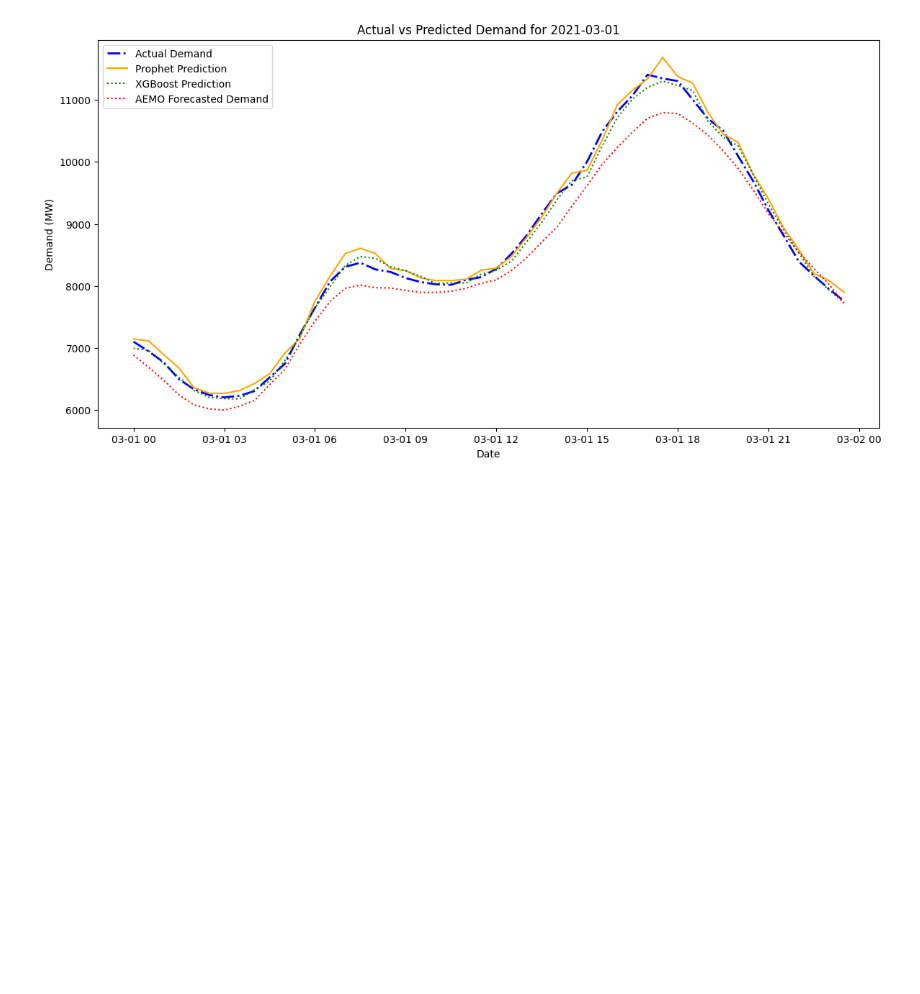
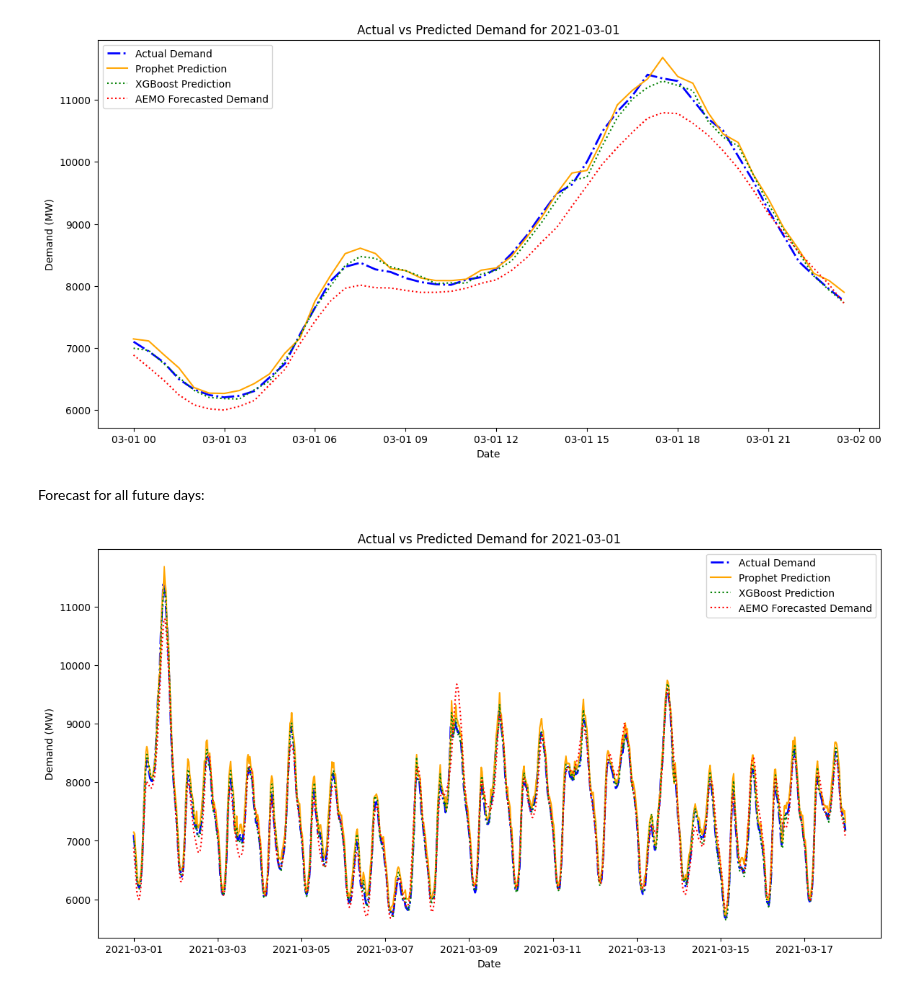
Before and after one commit to rushmila/Group3_ZZSC9020_electricity_demand_forecasting, a Jupyter notebook: src/4_Model_Prophet.ipynb, the cells around one changed output. Saved outputs shown, nothing was run; the diff lists cells and outputs as text; code cells hidden in the pictures; blank space fills up the shorter version.

```diff
--- a/src/4_Model_Prophet.ipynb
+++ b/src/4_Model_Prophet.ipynb
@@ -788,3 +835,20 @@ plt.legend()
 plt.show()
 # %% [output]
 [figure]
+# %% [markdown]
+Forecast for all future days:
+# %%
+#plot XGBoost vs Prophet for all future days
+plt.figure(figsize=(14, 7))
+
+plt.plot(final_forecast['DATETIME'], final_forecast['TOTALDEMAND'], label='Actual Demand', color='blue',linestyle='-.',linewidth=2)
+plt.plot(final_forecast['DATETIME'], final_forecast['PROPHETPREDICTION'], label='Prophet Prediction', color='orange')
+plt.plot(final_forecast['DATETIME'], final_forecast['XGBPREDICTION'], label='XGBoost Prediction', color='green',linestyle=':')
+plt.plot(final_forecast['DATETIME'], final_forecast['FORECASTDEMAND'], label='AEMO Forecasted Demand', color='red',linestyle=':')
+plt.xlabel('Date')
+plt.ylabel('Demand (MW)')
+plt.title('Actual vs Predicted Demand for 2021-03-01')
+plt.legend()
+plt.show()
+# %% [output]
+[figure, added]
```
Also changed, not shown: parts of 13 cells of this notebook, 1 other file.
